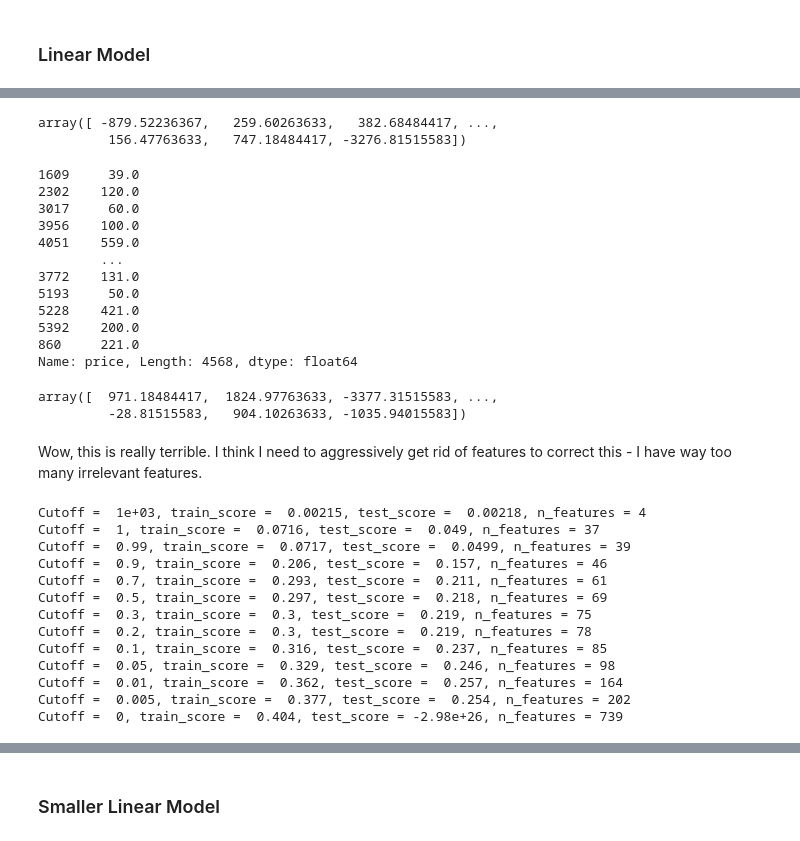
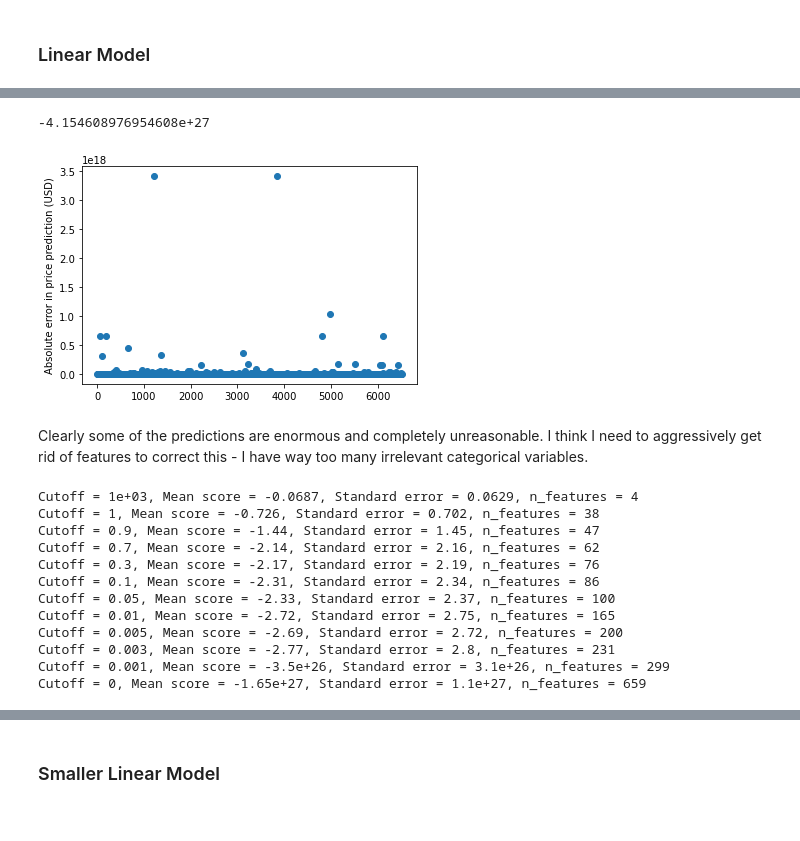
Before and after one commit to tdauer2718/airbnb-chicago, a Jupyter notebook: Chicago Airbnb analysis.ipynb, the cells around one changed output, grey strips where cells are left out. Cells and saved outputs as stored; diff of their text form; code cells hidden in the pictures.

```diff
--- a/Chicago Airbnb analysis.ipynb
+++ b/Chicago Airbnb analysis.ipynb
@@ -184,2 +191,5 @@ Instantiate the model, including normalization in the pipeline:
+# %%
+X_val_train, X_val, y_val_train, y_val = train_test_split(
+    X_train, y_train, test_size=0.3, random_state=42)
 # %% [markdown]
 ### Linear Model
@@ -190,2 +211,0 @@ Fit the model to the training data:
-# %%
-pipe.fit(X_train, y_train)
@@ -203,27 +212,15 @@ pipe.score(X_test, y_test)
-# %%
-pipe.predict(X_train)
-# %% [output]
-array([ -879.52236367,   259.60263633,   382.68484417, ...,
-         156.47763633,   747.18484417, -3276.81515583])
-# %%
-y_train
-# %% [output]
-1609     39.0
-2302    120.0
-3017     60.0
-3956    100.0
-4051    559.0
-        ...
-3772    131.0
-5193     50.0
-5228    421.0
-5392    200.0
-860     221.0
-Name: price, Length: 4568, dtype: float64
-# %%
-pipe.predict(X_test)
-# %% [output]
-array([  971.18484417,  1824.97763633, -3377.31515583, ...,
-         -28.81515583,   904.10263633, -1035.94015583])
+# %%
+pipe.fit(X_val_train, y_val_train)
+pipe.score(X_val, y_val)
+# %% [output]
+-4.154608976954608e+27
+# %%
+y_pred = pipe.predict(X_val)
+# %%
+plt.plot(np.abs(y_val - y_pred), 'o')
+plt.ylabel('Absolute error in price prediction (USD)')
+plt.show()
+# %% [output]
+[figure, added]
 # %% [markdown]
-Wow, this is really terrible. I think I need to aggressively get rid of features to correct this - I have way too many irrelevant features.
+Clearly some of the predictions are enormous and completely unreasonable. I think I need to aggressively get rid of features to correct this - I have way too many irrelevant categorical variables.
@@ -248,17 +258,16 @@ def test_cutoffs(X, y, model, cutoffs):
 # %%
-cutoffs = [1000, 1, .99, .9, .7, .5, .3, .2, .1, .05, .01, 0.005, 0]
-test_cutoffs(X, y, LinearRegression(), cutoffs);
+cutoffs = [1000, 1, .9, .7, .3, .1, .05, .01, 0.005, 0.003, 0.001, 0]
+test_cutoffs(X_train, y_train, LinearRegression(), cutoffs);
 # %% [output]
-Cutoff =  1e+03, train_score =  0.00215, test_score =  0.00218, n_features = 4
-Cutoff =  1, train_score =  0.0716, test_score =  0.049, n_features = 37
-Cutoff =  0.99, train_score =  0.0717, test_score =  0.0499, n_features = 39
-Cutoff =  0.9, train_score =  0.206, test_score =  0.157, n_features = 46
-Cutoff =  0.7, train_score =  0.293, test_score =  0.211, n_features = 61
-Cutoff =  0.5, train_score =  0.297, test_score =  0.218, n_features = 69
-Cutoff =  0.3, train_score =  0.3, test_score =  0.219, n_features = 75
-Cutoff =  0.2, train_score =  0.3, test_score =  0.219, n_features = 78
-Cutoff =  0.1, train_score =  0.316, test_score =  0.237, n_features = 85
-Cutoff =  0.05, train_score =  0.329, test_score =  0.246, n_features = 98
-Cutoff =  0.01, train_score =  0.362, test_score =  0.257, n_features = 164
-Cutoff =  0.005, train_score =  0.377, test_score =  0.254, n_features = 202
-Cutoff =  0, train_score =  0.404, test_score = -2.98e+26, n_features = 739
+Cutoff = 1e+03, Mean score = -0.0687, Standard error = 0.0629, n_features = 4
+Cutoff = 1, Mean score = -0.726, Standard error = 0.702, n_features = 38
+Cutoff = 0.9, Mean score = -1.44, Standard error = 1.45, n_features = 47
+Cutoff = 0.7, Mean score = -2.14, Standard error = 2.16, n_features = 62
+Cutoff = 0.3, Mean score = -2.17, Standard error = 2.19, n_features = 76
+Cutoff = 0.1, Mean score = -2.31, Standard error = 2.34, n_features = 86
+Cutoff = 0.05, Mean score = -2.33, Standard error = 2.37, n_features = 100
+Cutoff = 0.01, Mean score = -2.72, Standard error = 2.75, n_features = 165
+Cutoff = 0.005, Mean score = -2.69, Standard error = 2.72, n_features = 200
+Cutoff = 0.003, Mean score = -2.77, Standard error = 2.8, n_features = 231
+Cutoff = 0.001, Mean score = -3.5e+26, Standard error = 3.1e+26, n_features = 299
+Cutoff = 0, Mean score = -1.65e+27, Standard error = 1.1e+27, n_features = 659
```
Also changed, not shown: parts of 134 cells of this notebook, 2 other files.
